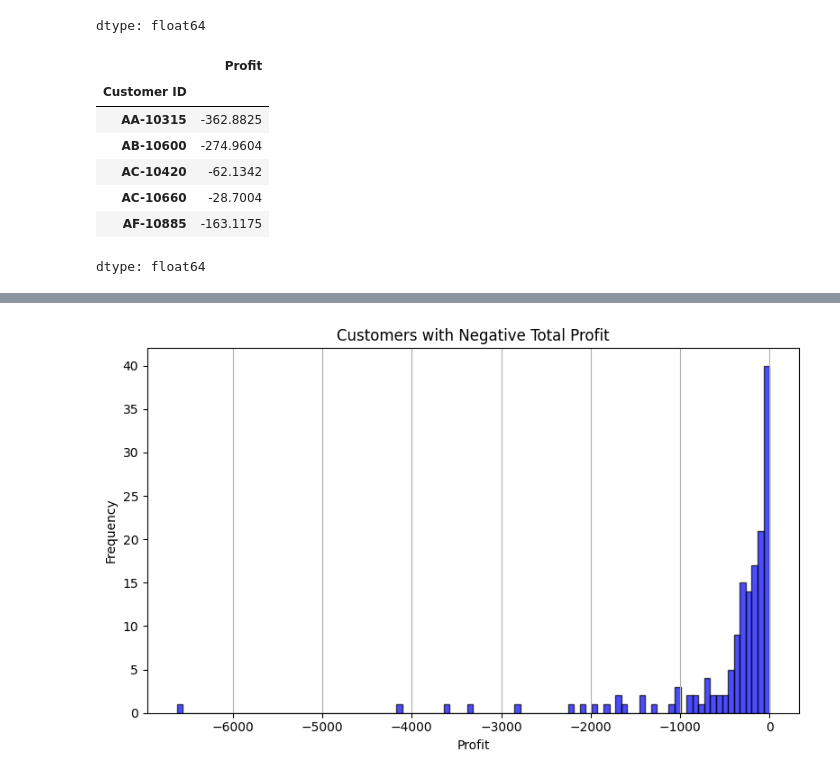
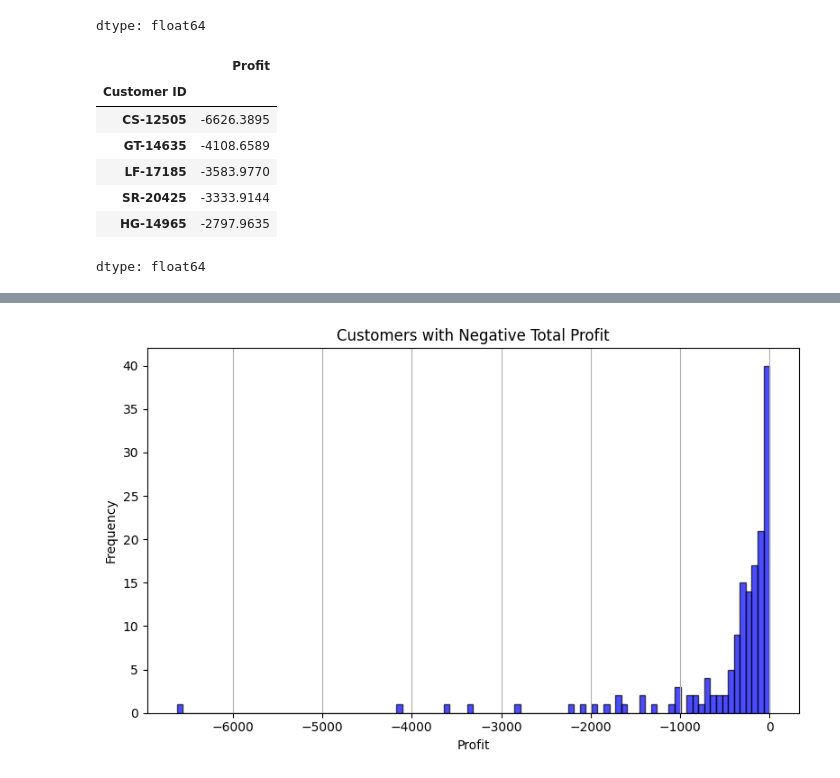
Before and after one commit to SuperDataScience-Community-Projects/SDS-CP008-superstore-customer-segmentation, a Jupyter notebook: notebooks/ag/AG_Cleaning_&_Exploring_Data_SDS_CP008_superstore_customer_segmentation.ipynb, the cells around one changed output, grey strips where cells are left out. Drawn from its saved outputs; the diff is of its cells as text; code cells hidden in the pictures.

```diff
--- a/notebooks/ag/AG_Cleaning_&_Exploring_Data_SDS_CP008_superstore_customer_segmentation.ipynb
+++ b/notebooks/ag/AG_Cleaning_&_Exploring_Data_SDS_CP008_superstore_customer_segmentation.ipynb
@@ -333,13 +333,13 @@ profit_sum.head()
 dtype: float64
 # %%
 neg_profit_sum = profit_sum[profit_sum < 0]
-neg_profit_sum.head()
+neg_profit_sum.sort_values().head()
 # %% [output]
 |  | Profit |
 | Customer ID |  |
-| AA-10315 | -362.8825 |
-| AB-10600 | -274.9604 |
-| AC-10420 | -62.1342 |
-| AC-10660 | -28.7004 |
-| AF-10885 | -163.1175 |
+| CS-12505 | -6626.3895 |
+| GT-14635 | -4108.6589 |
+| LF-17185 | -3583.9770 |
+| SR-20425 | -3333.9144 |
+| HG-14965 | -2797.9635 |
 dtype: float64
```
Also changed, not shown: parts of 3 cells of this notebook.
